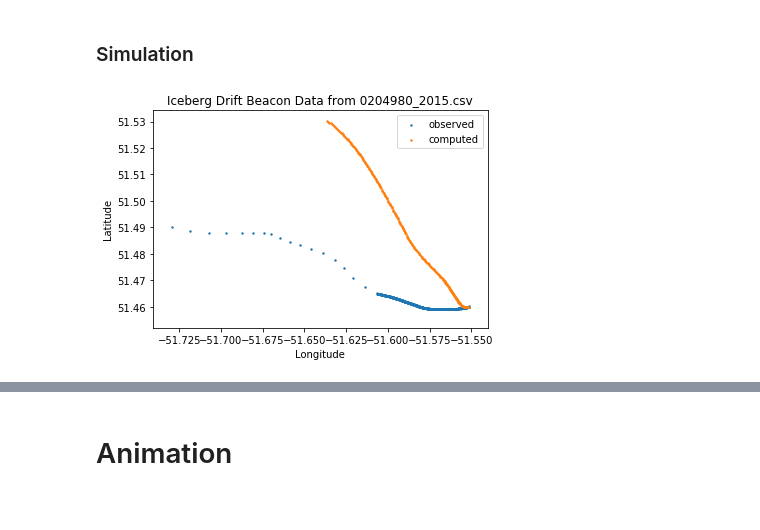
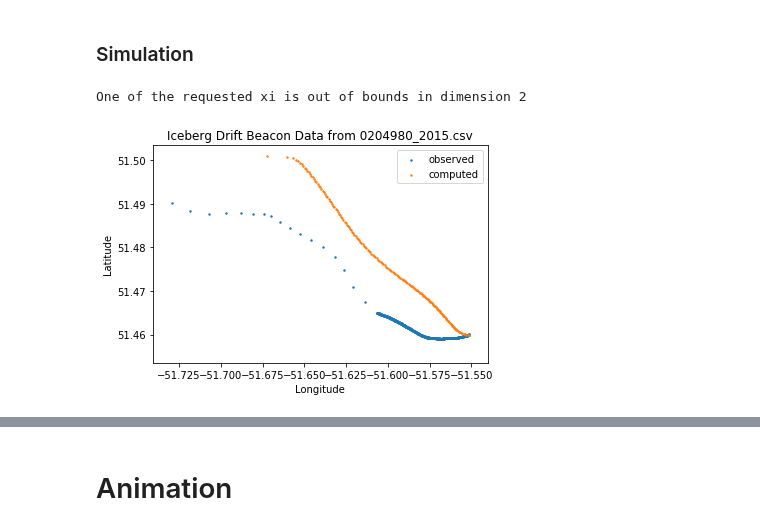
Before and after one commit to evankielley/IceDEF, a Jupyter notebook: notebooks/drift_simulator.ipynb, the cells around one changed output, grey strips where cells are left out. Cells and saved outputs as stored; diff of their text form; code cells hidden in the pictures.

Commit message:
minor changes and minimization over drag coeffs with upper bounds of 100

```diff
--- a/notebooks/drift_simulator.ipynb
+++ b/notebooks/drift_simulator.ipynb
@@ -88,19 +88,21 @@ nt = int(tdelta_secs//dt)
 # %%
 berg = iceberg.clone_iceberg_state(ref_berg)
 
 sim = drift_simulation.DriftSimulation(berg, ocean_data, atm_data, drift)
 
-#sim.euler(dt,nt)
+sim.berg.Cda = 22.47098877
+sim.berg.Cdw = 10.25368618
 sim.rk2(dt, nt)
 
 # Plot
 
 plt.scatter(ref_berg.history['X'], ref_berg.history['Y'], s=2, label='observed')
 plt.scatter(sim.history['x'], sim.history['y'], s=2, label='computed')
 plt.title('Iceberg Drift Beacon Data from 0204980_2015.csv')
 plt.xlabel('Longitude')
 plt.ylabel('Latitude')
 plt.legend()
 plt.show()
 # %% [output]
+One of the requested xi is out of bounds in dimension 2
-[figure, old version]
+[figure, new version]
```
Also changed, not shown: parts of 8 cells of this notebook.
